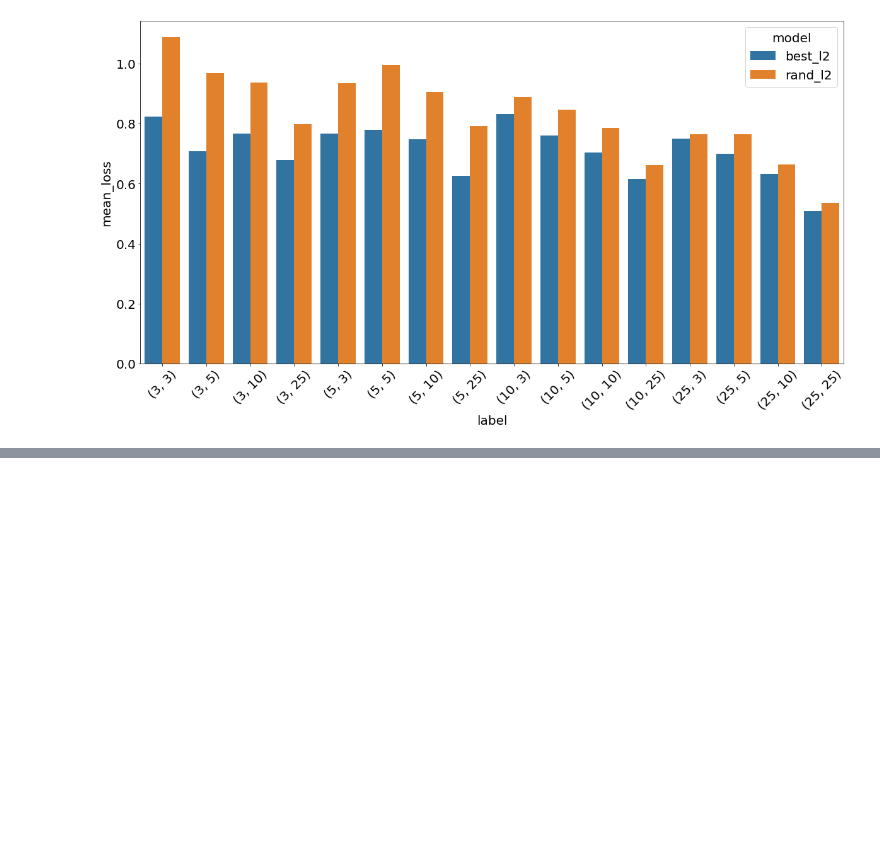
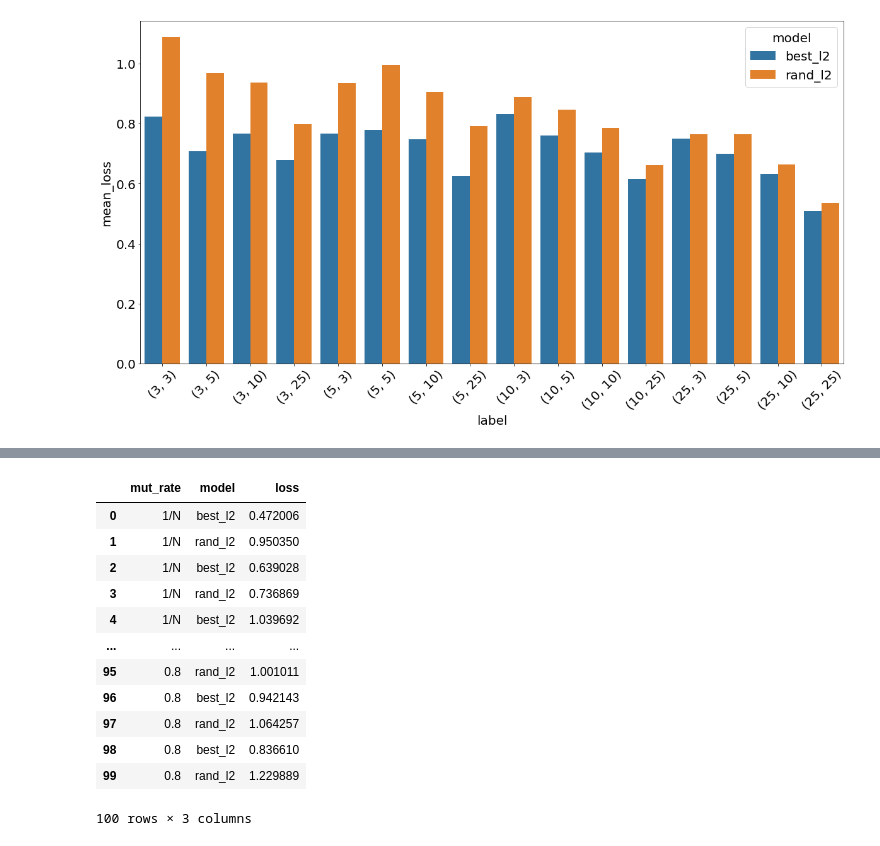
Before and after one commit to SamChatfield/final-year-project, a Jupyter notebook: experiment_results.ipynb, the cells around one changed output, grey strips where cells are left out. Drawn from its saved outputs; the diff is of its cells as text; code cells hidden in the pictures; blank space fills up the shorter version.

```diff
--- a/experiment_results.ipynb
+++ b/experiment_results.ipynb
@@ -175,0 +179,7 @@ sns.barplot(
+# %%
+exp_data = []
+
+for fp in glob.glob("./experiments/mut_rate/*.json"):
+    with open(fp) as f:
+        exp_data.append(json.load(f))
+exp_data
@@ -175,0 +228,39 @@ sns.barplot(
+# %%
+# Convert experiment data to format to be displayed as boxplots
+data = []
+for exp in exp_data:
+    mut_rate = exp["params"]["mut_rate"]
+    label = "1/N" if mut_rate is None else mut_rate
+
+    for i in range(10):
+        data.append({
+            "mut_rate": label,
+            "model": "best_l2",
+            "loss": exp["best_l2s"][i] / exp["params"]["states"],
+        })
+        data.append({
+            "mut_rate": label,
+            "model": "rand_l2",
+            "loss": exp["rand_l2s"][i] / exp["params"]["states"],
+        })
+
+#     data[label] = pd.DataFrame(label_data)
+
+# data[(5, 5)]
+df = pd.DataFrame(data)
+
+df
+# %% [output]
+|  | mut_rate | model | loss |
+| 0 | 1/N | best_l2 | 0.472006 |
+| 1 | 1/N | rand_l2 | 0.950350 |
+| 2 | 1/N | best_l2 | 0.639028 |
+| 3 | 1/N | rand_l2 | 0.736869 |
+| 4 | 1/N | best_l2 | 1.039692 |
+| ... | ... | ... | ... |
+| 95 | 0.8 | rand_l2 | 1.001011 |
+| 96 | 0.8 | best_l2 | 0.942143 |
+| 97 | 0.8 | rand_l2 | 1.064257 |
+| 98 | 0.8 | best_l2 | 0.836610 |
+| 99 | 0.8 | rand_l2 | 1.229889 |
+100 rows × 3 columns
```
Also changed, not shown: parts of 7 cells of this notebook, 5 other files.
